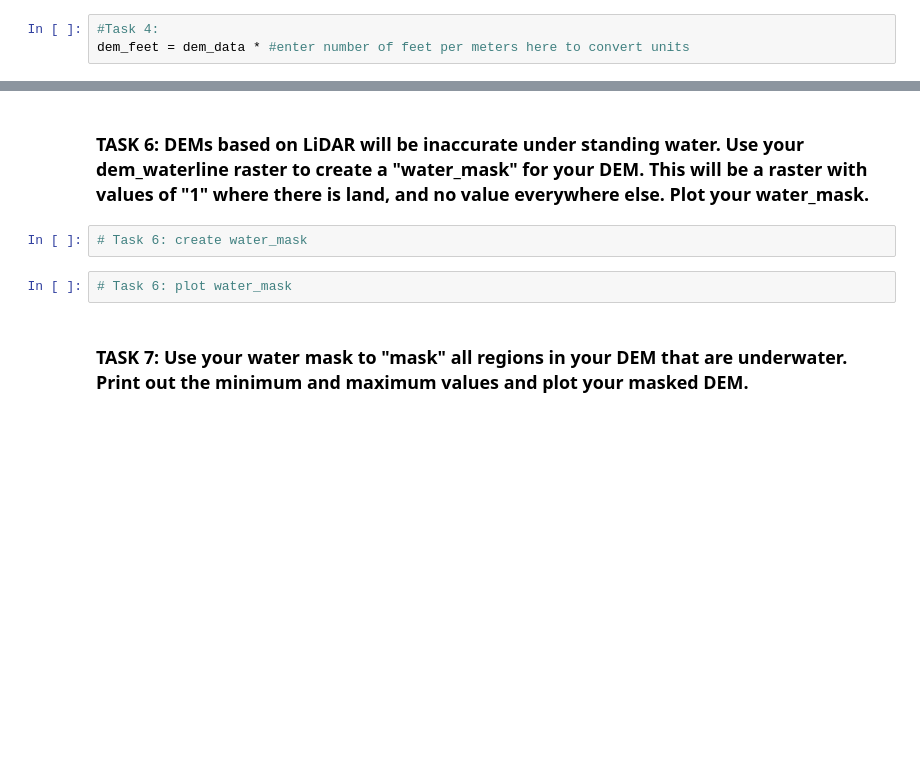
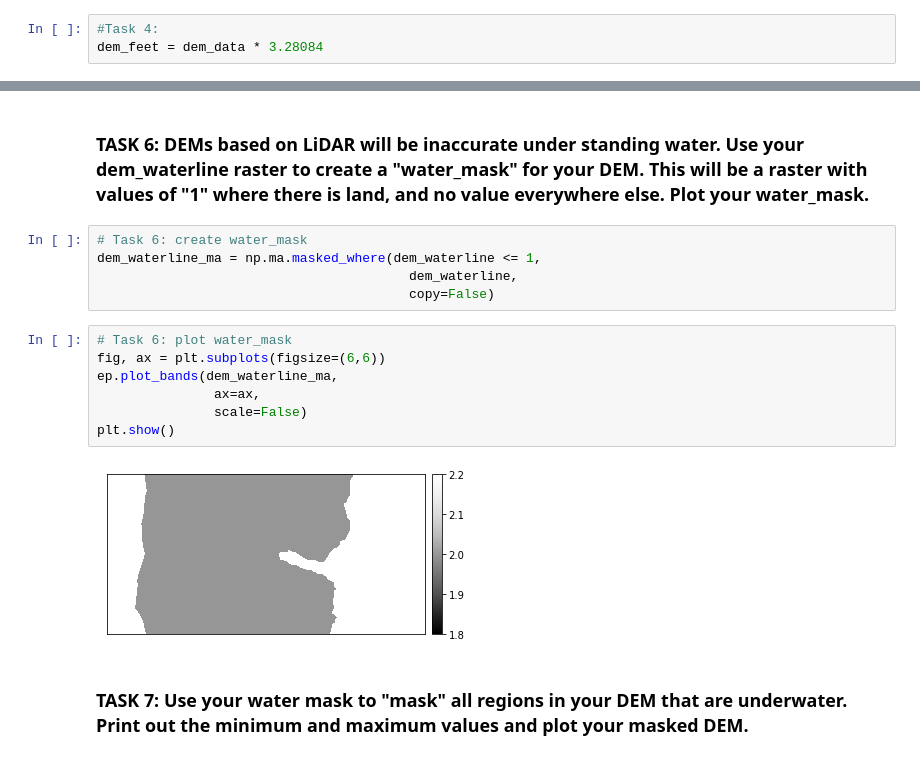
Before and after one commit to nickohl/EnvDatSci22, a Jupyter notebook: CodeSprints/RasterData101.ipynb, the cells around one changed output, grey strips where cells are left out. Saved outputs shown, nothing was run; the diff lists cells and outputs as text; blank space fills up the shorter version.

```diff
--- a/CodeSprints/RasterData101.ipynb
+++ b/CodeSprints/RasterData101.ipynb
@@ -270,7 +321,7 @@ You can learn more about working with numpy arrays in [Lesson 1 of the Introduct
 *Note: there are 3.28084 feet per meter*
 # %%
 #Task 4:
-dem_feet = dem_data * #enter number of feet per meters here to convert units
+dem_feet = dem_data * 3.28084
 # %% [markdown]
 View the summary statistics for the dem_feet array you created under task 4.
 # %%
@@ -343,8 +445,18 @@ Often in raster manipulation, we want to use certain criteria to mask out raster
 ### TASK 6: DEMs based on LiDAR will be inaccurate under standing water. Use your dem_waterline raster to create a "water_mask" for your DEM. This will be a raster with values of "1" where there is land, and no value everywhere else. Plot your water_mask.
 # %%
 # Task 6: create water_mask
+dem_waterline_ma = np.ma.masked_where(dem_waterline <= 1,
+                                        dem_waterline,
+                                        copy=False)
-# %%
-# Task 6: plot water_mask
+# %%
+# Task 6: plot water_mask
+fig, ax = plt.subplots(figsize=(6,6))
+ep.plot_bands(dem_waterline_ma,
+               ax=ax,
+               scale=False)
+plt.show()
+# %% [output]
+[figure, added]
 # %% [markdown]
 ### TASK 7: Use your water mask to "mask" all regions in your DEM that are underwater. Print out the minimum and maximum values and plot your masked DEM.
 # %%
```
Also changed, not shown: parts of 24 cells of this notebook.
